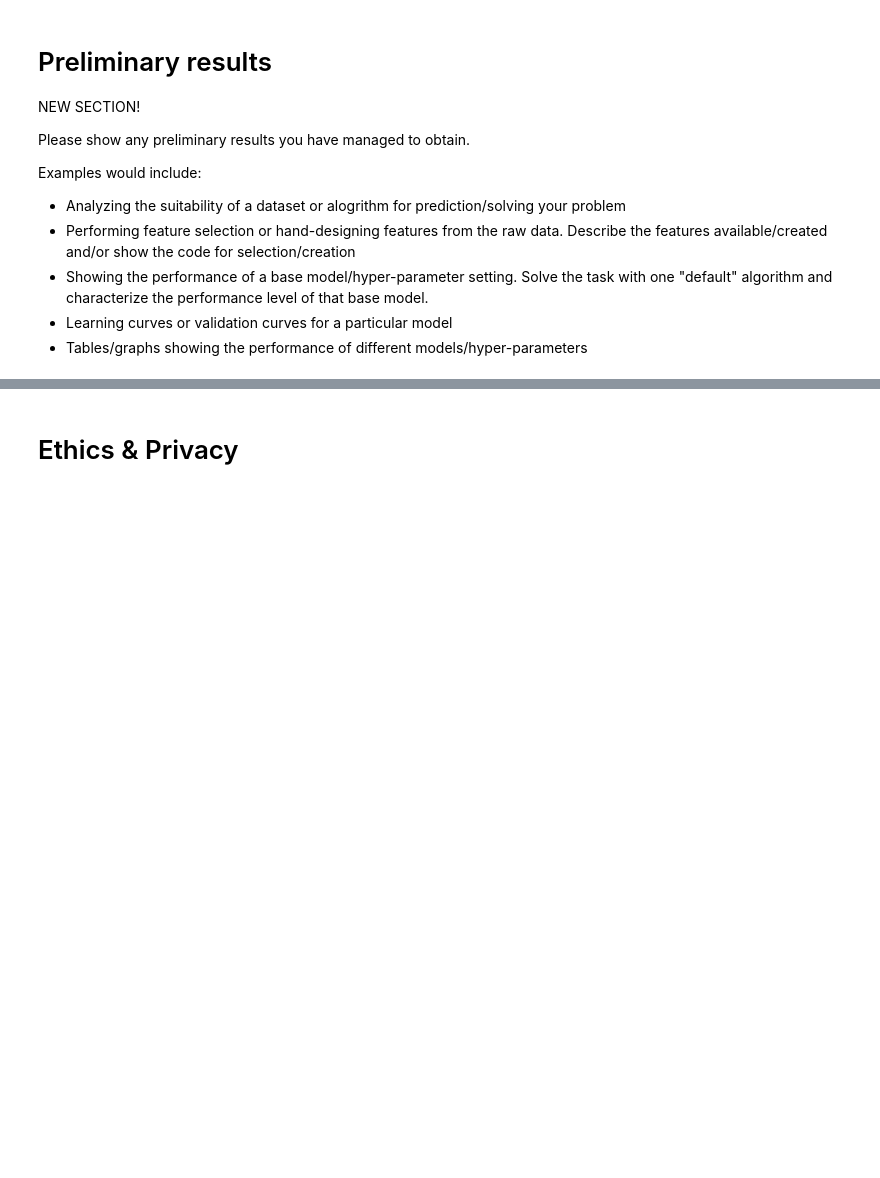
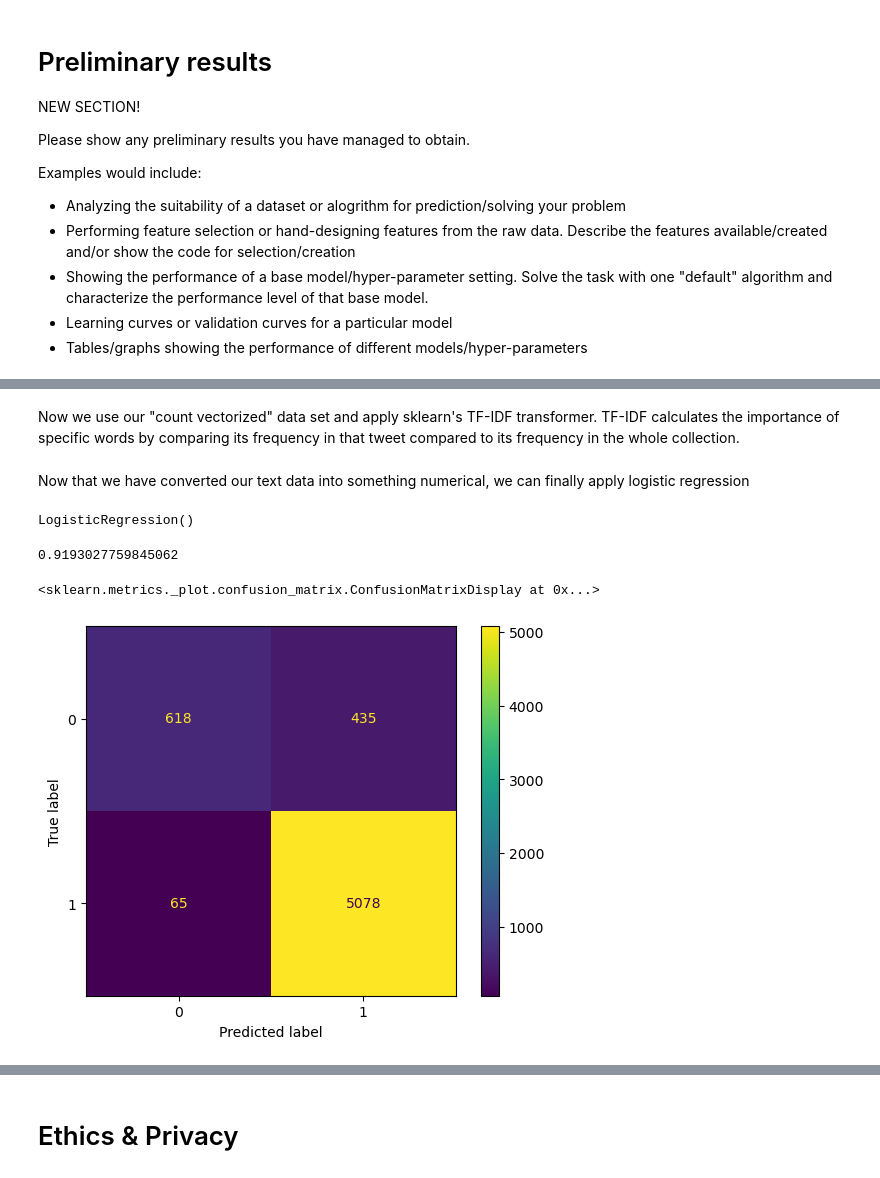
Before and after one commit to COGS118A/Group021-SP23, a Jupyter notebook: Checkpoint_Group021-SP23.ipynb, the cells around one changed output, grey strips where cells are left out. Cells and saved outputs as stored; diff of their text form; code cells hidden in the pictures; blank space fills up the shorter version.

```diff
--- a/Checkpoint_Group021-SP23.ipynb
+++ b/Checkpoint_Group021-SP23.ipynb
@@ -192,0 +240,9 @@ Examples would include:
+# %%
+from sklearn.feature_extraction.text import CountVectorizer
+
+count = CountVectorizer(stop_words='english', ngram_range=(1,5))
+
+x_train_vectorizer=count.fit_transform(x_train)
+
+x_test_vectorizer=count.transform(x_test)
+x_train_vectorizer.toarray()
@@ -192,0 +257,35 @@ Examples would include:
+# %% [markdown]
+Now we use our "count vectorized" data set and apply sklearn's TF-IDF transformer. TF-IDF calculates the importance of specific words by comparing its frequency in that tweet compared to its frequency in the whole collection.
+# %%
+from sklearn.feature_extraction.text import TfidfTransformer
+tfidf = TfidfTransformer()
+
+x_train_tfidf = tfidf.fit_transform(x_train_vectorizer)
+
+x_train_tfidf.toarray()
+x_test_tfidf = tfidf.transform(x_test_vectorizer)
+# %% [markdown]
+Now that we have converted our text data into something numerical, we can finally apply logistic regression
+# %%
+from sklearn.linear_model import LogisticRegression
+
+logreg = LogisticRegression()
+logreg.fit(x_train_tfidf, y_train)
+# %% [output]
+LogisticRegression()
+# %%
+from sklearn.metrics import accuracy_score
+
+y_pred = logreg.predict(x_test_tfidf)
+
+accuracy_score(y_test, y_pred)
+# %% [output]
+0.9193027759845062
+# %%
+from sklearn.metrics import confusion_matrix, ConfusionMatrixDisplay
+cm = confusion_matrix(y_test, y_pred)
+disp = ConfusionMatrixDisplay(confusion_matrix=cm, display_labels=logreg.classes_)
+disp.plot()
+# %% [output]
+<sklearn.metrics._plot.confusion_matrix.ConfusionMatrixDisplay at 0x...>
+[figure, added]
```
Also changed, not shown: parts of 16 cells of this notebook.
